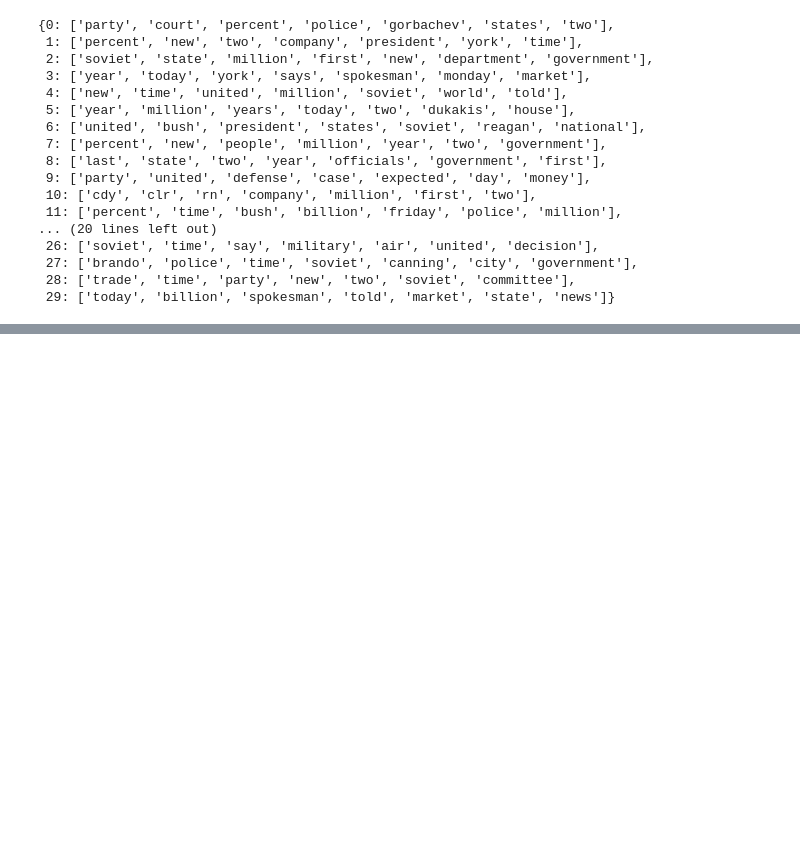
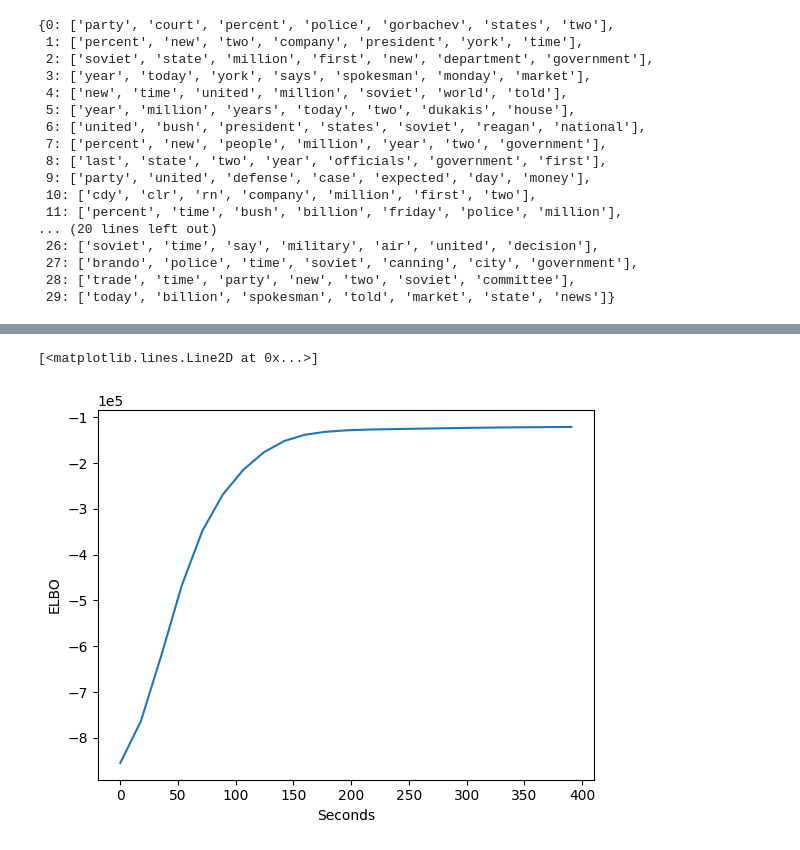
Before and after one commit to dasaeed/HT, a Jupyter notebook: LDA/LDA_AP.ipynb, the cells around one changed output, grey strips where cells are left out. Saved outputs shown, nothing was run; the diff lists cells and outputs as text; code cells hidden in the pictures; blank space fills up the shorter version.

Commit message:
lda ap corpus reduce vocab

```diff
--- a/LDA/LDA_AP.ipynb
+++ b/LDA/LDA_AP.ipynb
@@ -176,7 +176,7 @@ for doc in documents:
     word_idxs = [vocab_to_idx[word] for word in filtered_tokens if word in vocab_to_idx]
     corpus_matrix.append(word_idxs)
 # %%
-def init_variational_params(corpus_matrix, K, V=len(vocab)):
+def init_variational_params(corpus_matrix, K, V):
     N = len(corpus_matrix)
     LAMBDA = np.random.uniform(low=0.01, high=1.00, size=(K, V))
     GAMMA = np.ones((N, K))
@@ -379,0 +416,31 @@ for i, doc_topics in enumerate(word_topics[1:2]):
+# %%
+K = 30
+V = len(reduced_vocab)
+ETA = 1 / V
+ALPHA = 0.5
+
+tol = 300
+iteration = 1
+max_iterations = 100
+curr_ELBO = 0
+prev_ELBO = 301
+ELBOs = []
+
+start = time.time()
+LAMBDA, GAMMA, PHI = init_variational_params(corpus_mat=reduced_corpus_matrix, K=30, V=len(reduced_vocab))
+ELBOs.append(compute_ELBO(LAMBDA=LAMBDA, GAMMA=GAMMA, PHI=PHI, corpus_mat=reduced_corpus_matrix))
+print(f"Initial ELBO: {ELBOs[0]}\n")
+
+while iteration <= max_iterations:
+    LAMBDA, GAMMA, PHI = update_variational_params(LAMBDA=LAMBDA, GAMMA=GAMMA, PHI=PHI, corpus_mat=reduced_corpus_matrix, K=30, V=len(reduced_vocab))
+    prev_ELBO = curr_ELBO
+    curr_ELBO = compute_ELBO(LAMBDA=LAMBDA, GAMMA=GAMMA, PHI=PHI, corpus_mat=reduced_corpus_matrix)
+    print(f"Current ELBO: {curr_ELBO}")
+    ELBOs.append(curr_ELBO)
+
+    if np.abs(curr_ELBO - prev_ELBO) <= tol:
+        break
+
+    iteration += 1
+    print("\n")
+stop = time.time()
@@ -379,0 +461,9 @@ for i, doc_topics in enumerate(word_topics[1:2]):
+# %%
+plt.xlabel("Seconds")
+plt.ylabel("ELBO")
+plt.ticklabel_format(style="sci", axis="y", scilimits=(0, 0))
+
+plt.plot(np.linspace(0, float(stop-start), len(ELBOs[5:])), ELBOs[5:])
+# %% [output]
+[<matplotlib.lines.Line2D at 0x...>]
+[figure, added]
```
Also changed, not shown: parts of 6 cells of this notebook.
